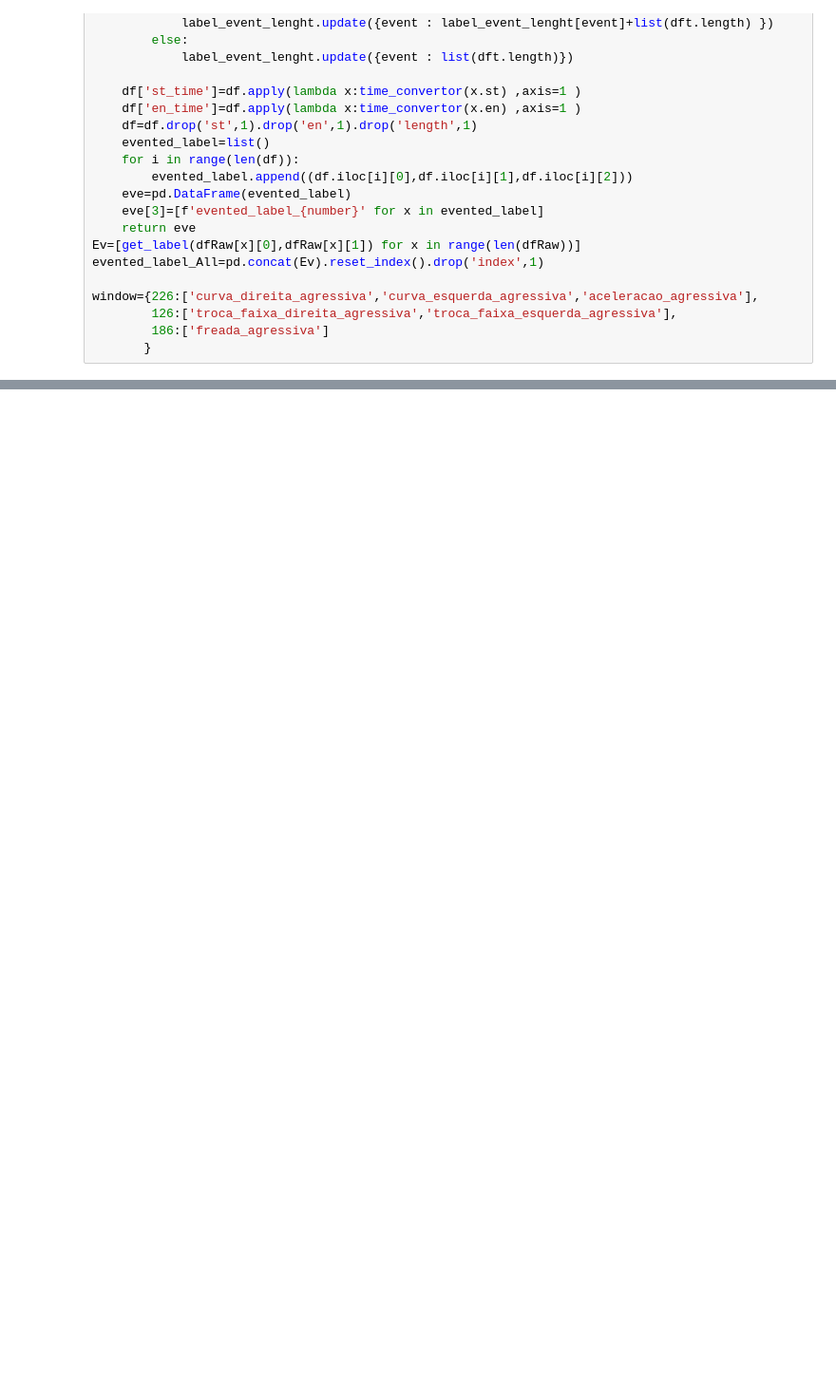
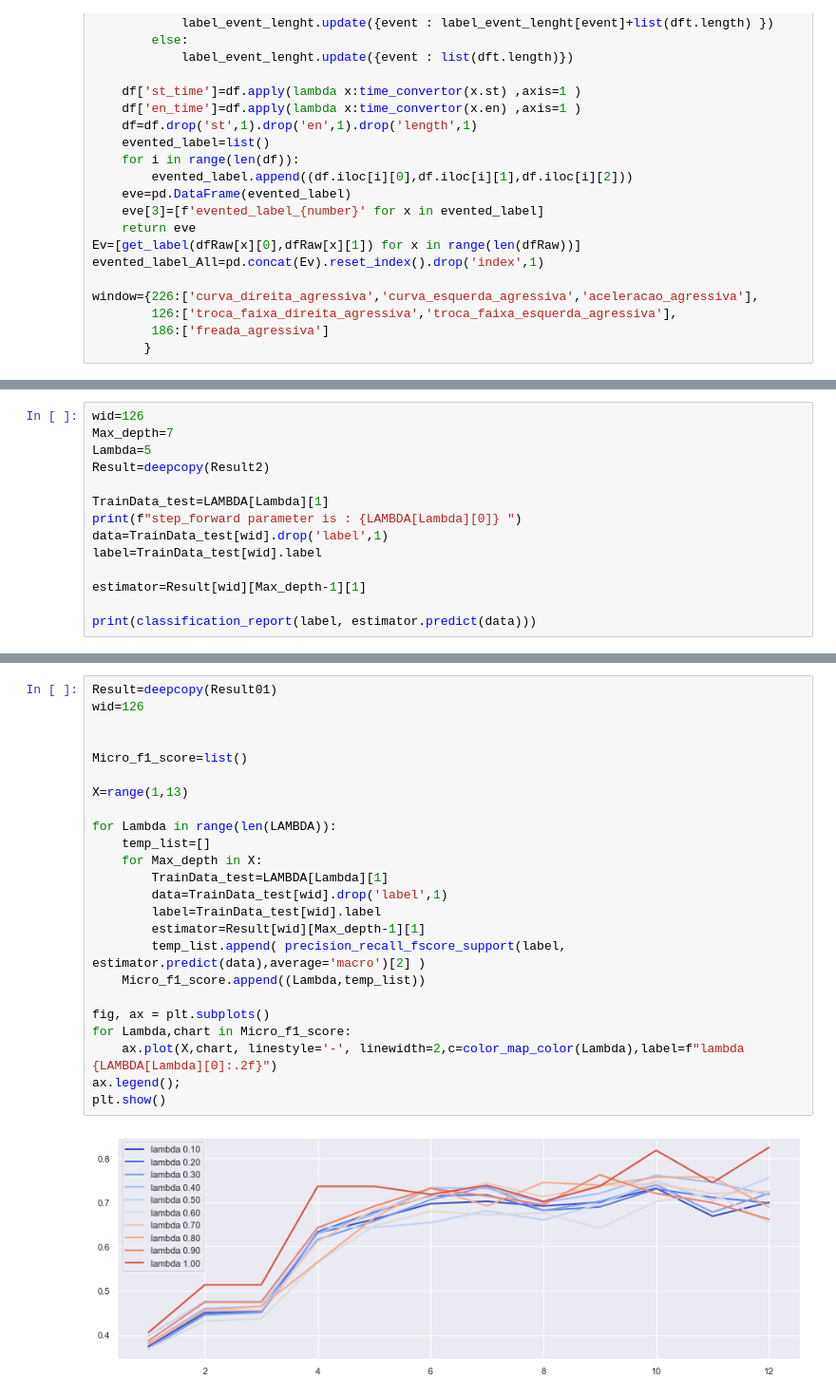
Before and after one commit to HosseinlGholami/BehavePart2, a Jupyter notebook: 0Optimize the step forward.ipynb, the cells around one changed output, grey strips where cells are left out. Shown: that part at 95% size. Cells and saved outputs as stored; diff of their text form; blank space fills up the shorter version.

Commit message:
optimize the M parameter -wait for it!

```diff
--- a/0Optimize the step forward.ipynb
+++ b/0Optimize the step forward.ipynb
@@ -229,0 +237,14 @@ with open("OverFit_model.txt", "rb") as fp:
+# %%
+wid=126
+Max_depth=7
+Lambda=5
+Result=deepcopy(Result2)
+
+TrainData_test=LAMBDA[Lambda][1]
+print(f"step_forward parameter is : {LAMBDA[Lambda][0]} ")
+data=TrainData_test[wid].drop('label',1)
+label=TrainData_test[wid].label
+
+estimator=Result[wid][Max_depth-1][1]
+
+print(classification_report(label, estimator.predict(data)))
@@ -229,0 +262,26 @@ with open("OverFit_model.txt", "rb") as fp:
+# %%
+Result=deepcopy(Result01)
+wid=126
+
+
+Micro_f1_score=list()
+
+X=range(1,13)
+
+for Lambda in range(len(LAMBDA)):
+    temp_list=[]
+    for Max_depth in X:
+        TrainData_test=LAMBDA[Lambda][1]
+        data=TrainData_test[wid].drop('label',1)
+        label=TrainData_test[wid].label
+        estimator=Result[wid][Max_depth-1][1]
+        temp_list.append( precision_recall_fscore_support(label, estimator.predict(data),average='macro')[2] )
+    Micro_f1_score.append((Lambda,temp_list))
+
+fig, ax = plt.subplots()
+for Lambda,chart in Micro_f1_score:
+    ax.plot(X,chart, linestyle='-', linewidth=2,c=color_map_color(Lambda),label=f"lambda {LAMBDA[Lambda][0]:.2f}")
+ax.legend();
+plt.show()
+# %% [output]
+[figure, added]
```
Also changed, not shown: parts of 7 cells of this notebook, 14 other files.
